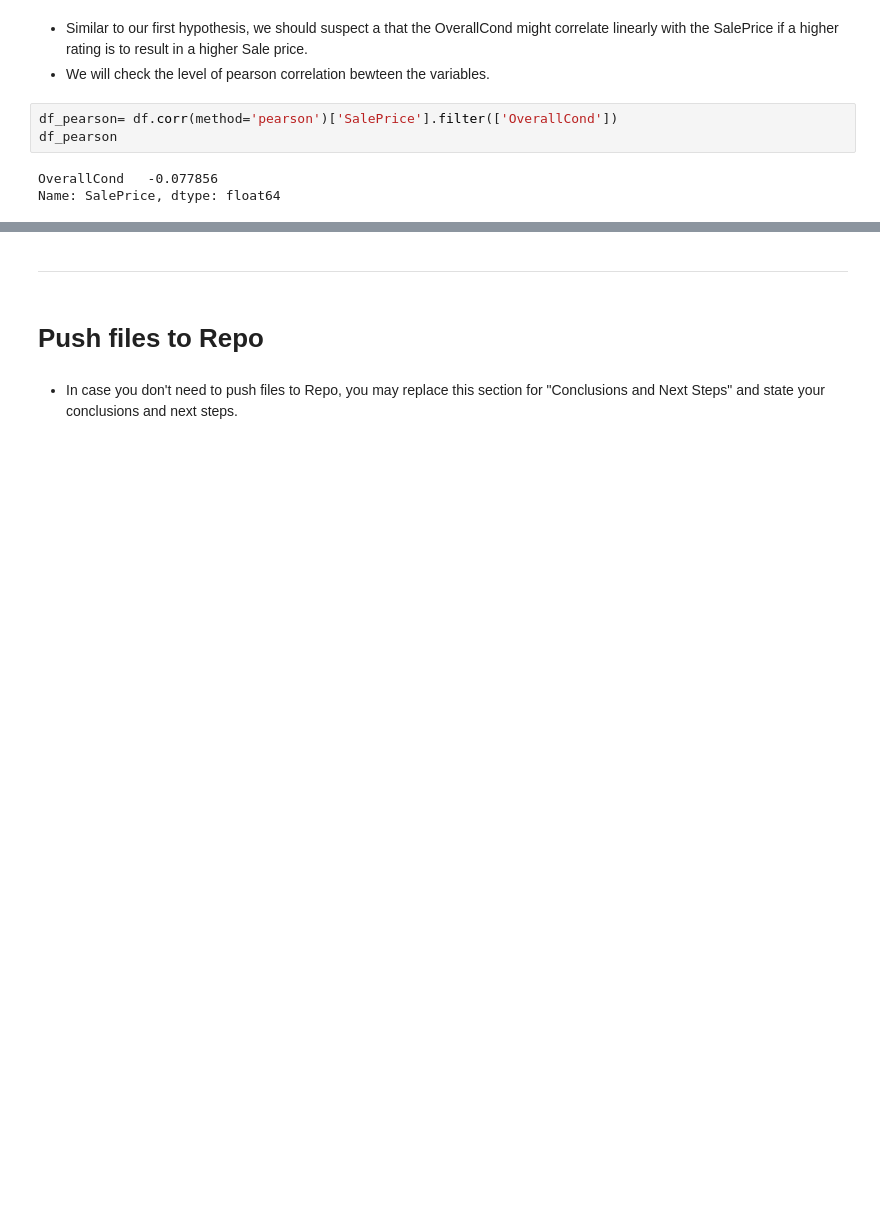
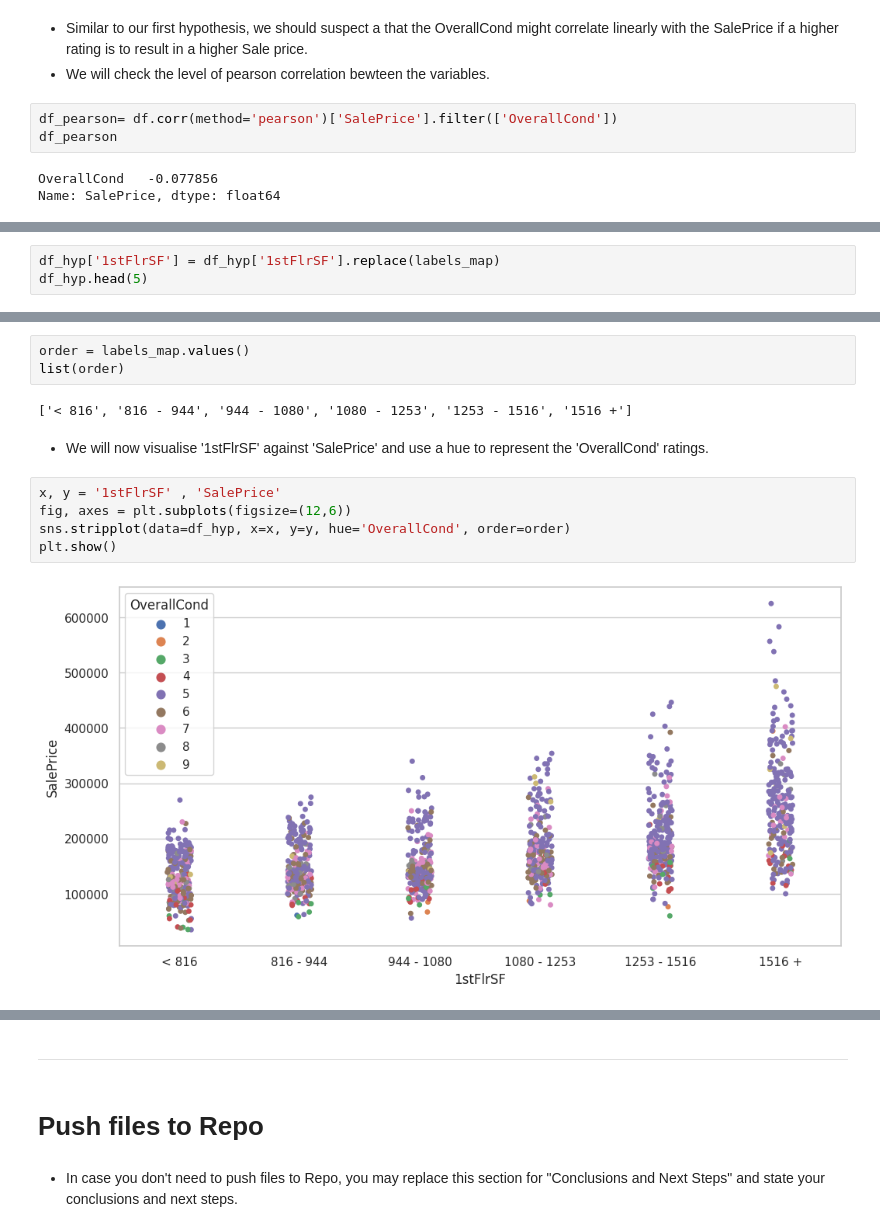
Before and after one commit to SamMartin92/milestone-project-heritage-housing-issues, a Jupyter notebook: jupyter_notebooks/2.SalesPriceStudy.ipynb, the cells around one changed output, grey strips where cells are left out. Saved outputs shown, nothing was run; the diff lists cells and outputs as text; blank space fills up the shorter version.

```diff
--- a/jupyter_notebooks/2.SalesPriceStudy.ipynb
+++ b/jupyter_notebooks/2.SalesPriceStudy.ipynb
@@ -450,0 +498,3 @@ df_hyp.filter(['1stFlrSF']).head(5)
+# %%
+df_hyp['1stFlrSF'] = df_hyp['1stFlrSF'].replace(labels_map)
+df_hyp.head(5)
@@ -450,0 +509,14 @@ df_hyp.filter(['1stFlrSF']).head(5)
+# %%
+order = labels_map.values()
+list(order)
+# %% [output]
+['< 816', '816 - 944', '944 - 1080', '1080 - 1253', '1253 - 1516', '1516 +']
+# %% [markdown]
+* We will now visualise '1stFlrSF' against 'SalePrice' and use a hue to represent the 'OverallCond' ratings.
+# %%
+x, y = '1stFlrSF' , 'SalePrice'
+fig, axes = plt.subplots(figsize=(12,6))
+sns.stripplot(data=df_hyp, x=x, y=y, hue='OverallCond', order=order)
+plt.show()
+# %% [output]
+[figure, added]
```
Also changed, not shown: parts of 23 cells of this notebook.
